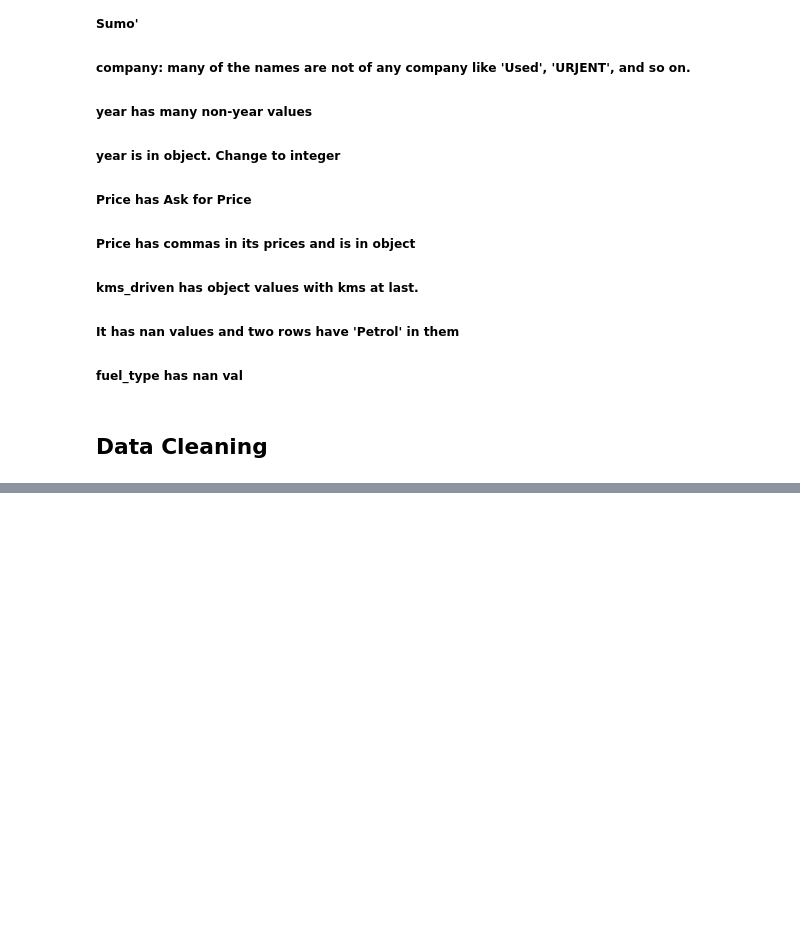
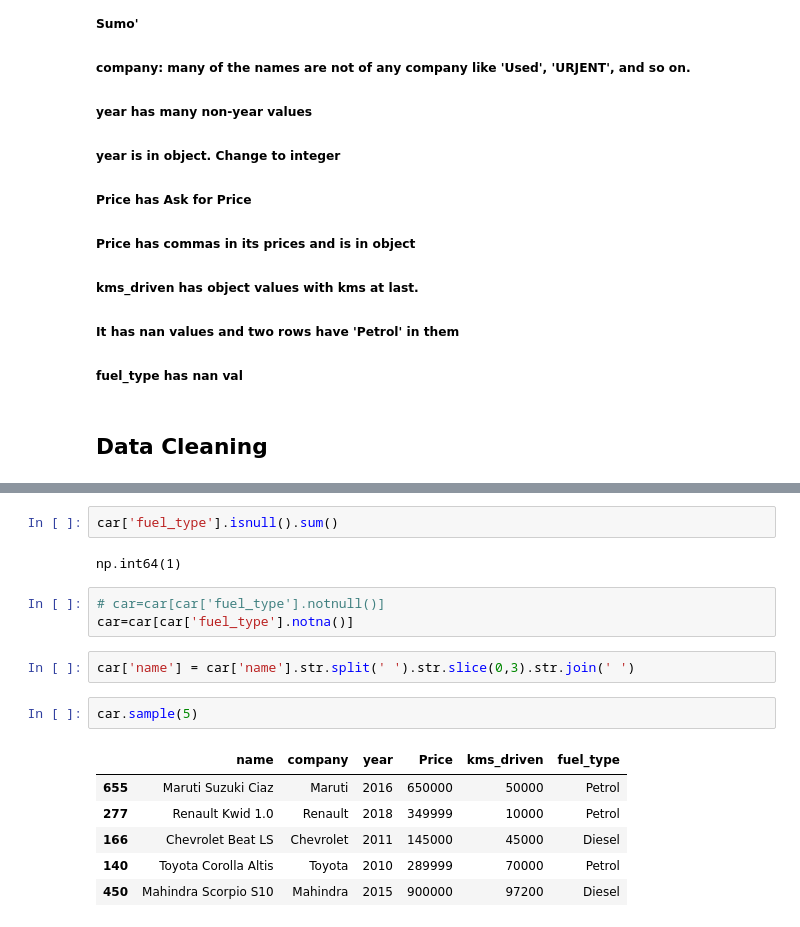
Before and after one commit to SandeepMuhal88/Project_In_Machine_Learning, a Jupyter notebook: Car_Price_prediction/notebook.ipynb, the cells around one changed output, grey strips where cells are left out. Drawn from its saved outputs; the diff is of its cells as text; blank space fills up the shorter version.

```diff
--- a/Car_Price_prediction/notebook.ipynb
+++ b/Car_Price_prediction/notebook.ipynb
@@ -255,0 +232,18 @@ plt.show()
+# %%
+car['fuel_type'].isnull().sum()
+# %% [output]
+np.int64(1)
+# %%
+# car=car[car['fuel_type'].notnull()]
+car=car[car['fuel_type'].notna()]
+# %%
+car['name'] = car['name'].str.split(' ').str.slice(0,3).str.join(' ')
+# %%
+car.sample(5)
+# %% [output]
+|  | name | company | year | Price | kms_driven | fuel_type |
+| 655 | Maruti Suzuki Ciaz | Maruti | 2016 | 650000 | 50000 | Petrol |
+| 277 | Renault Kwid 1.0 | Renault | 2018 | 349999 | 10000 | Petrol |
+| 166 | Chevrolet Beat LS | Chevrolet | 2011 | 145000 | 45000 | Diesel |
+| 140 | Toyota Corolla Altis | Toyota | 2010 | 289999 | 70000 | Petrol |
+| 450 | Mahindra Scorpio S10 | Mahindra | 2015 | 900000 | 97200 | Diesel |
```
Also changed, not shown: parts of 38 cells of this notebook.
